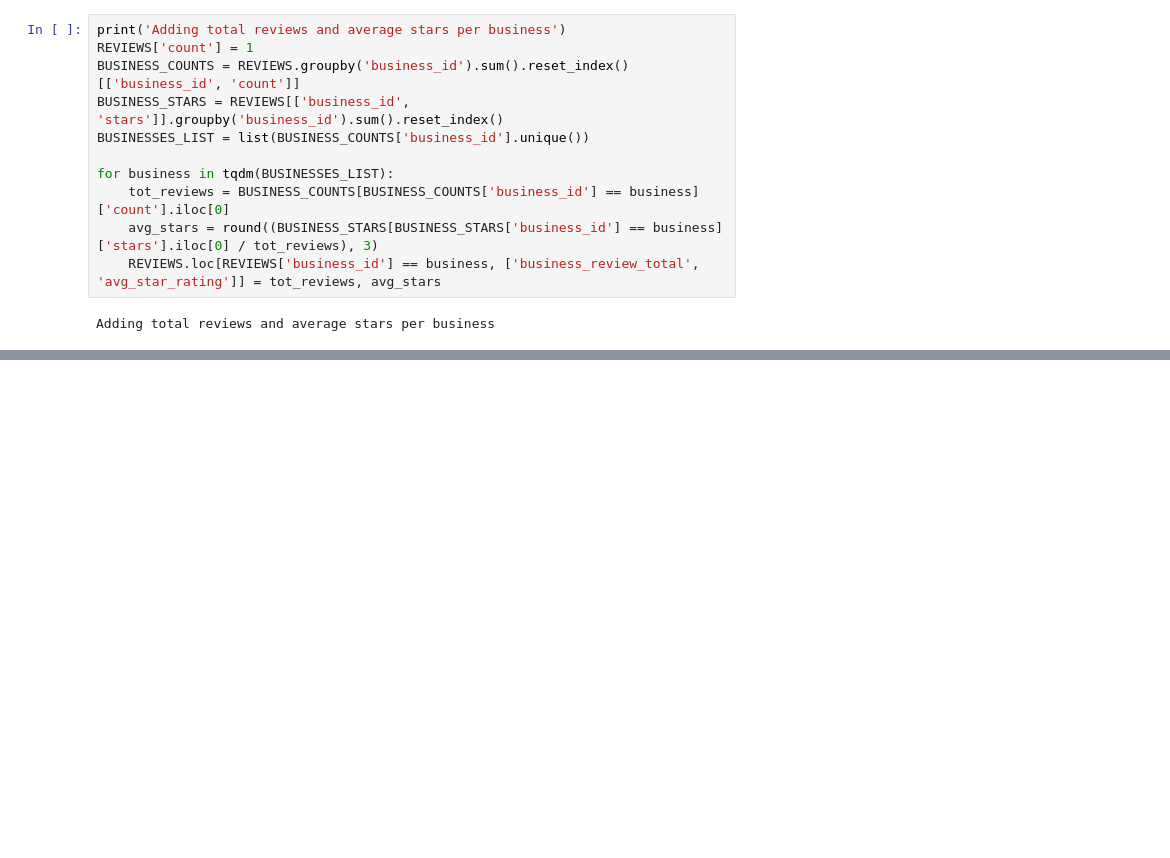
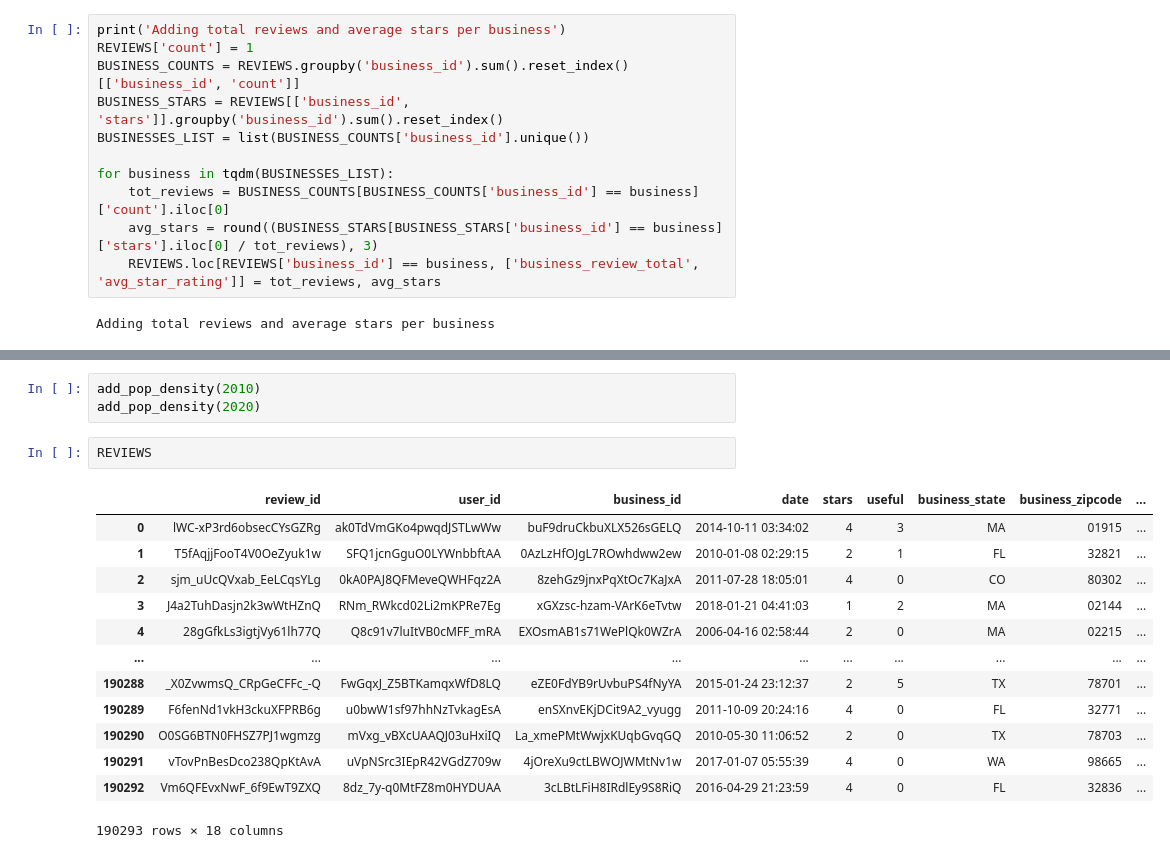
Before and after one commit to SpecCRA/yelp_data_formatting, a Jupyter notebook: data_exploration.ipynb, the cells around one changed output, grey strips where cells are left out. Cells and saved outputs as stored; diff of their text form; blank space fills up the shorter version.

```diff
--- a/data_exploration.ipynb
+++ b/data_exploration.ipynb
@@ -333,3 +369,22 @@ AttributeError: 'Series' object has no attribute 'year'
+# %%
+add_pop_density(2010)
+add_pop_density(2020)
+# %%
+REVIEWS
+# %% [output]
+|  | review_id | user_id | business_id | date | stars | useful | business_state | business_zipcode | ... |
+| 0 | lWC-xP3rd6obsecCYsGZRg | ak0TdVmGKo4pwqdJSTLwWw | buF9druCkbuXLX526sGELQ | 2014-10-11 03:34:02 | 4 | 3 | MA | 01915 | ... |
+| 1 | T5fAqjjFooT4V0OeZyuk1w | SFQ1jcnGguO0LYWnbbftAA | 0AzLzHfOJgL7ROwhdww2ew | 2010-01-08 02:29:15 | 2 | 1 | FL | 32821 | ... |
+| 2 | sjm_uUcQVxab_EeLCqsYLg | 0kA0PAJ8QFMeveQWHFqz2A | 8zehGz9jnxPqXtOc7KaJxA | 2011-07-28 18:05:01 | 4 | 0 | CO | 80302 | ... |
+| 3 | J4a2TuhDasjn2k3wWtHZnQ | RNm_RWkcd02Li2mKPRe7Eg | xGXzsc-hzam-VArK6eTvtw | 2018-01-21 04:41:03 | 1 | 2 | MA | 02144 | ... |
+| 4 | 28gGfkLs3igtjVy61lh77Q | Q8c91v7luItVB0cMFF_mRA | EXOsmAB1s71WePlQk0WZrA | 2006-04-16 02:58:44 | 2 | 0 | MA | 02215 | ... |
+| ... | ... | ... | ... | ... | ... | ... | ... | ... | ... |
+| 190288 | _X0ZvwmsQ_CRpGeCFFc_-Q | FwGqxJ_Z5BTKamqxWfD8LQ | eZE0FdYB9rUvbuPS4fNyYA | 2015-01-24 23:12:37 | 2 | 5 | TX | 78701 | ... |
+| 190289 | F6fenNd1vkH3ckuXFPRB6g | u0bwW1sf97hhNzTvkagEsA | enSXnvEKjDCit9A2_vyugg | 2011-10-09 20:24:16 | 4 | 0 | FL | 32771 | ... |
+| 190290 | O0SG6BTN0FHSZ7PJ1wgmzg | mVxg_vBXcUAAQJ03uHxiIQ | La_xmePMtWwjxKUqbGvqGQ | 2010-05-30 11:06:52 | 2 | 0 | TX | 78703 | ... |
+| 190291 | vTovPnBesDco238QpKtAvA | uVpNSrc3IEpR42VGdZ709w | 4jOreXu9ctLBWOJWMtNv1w | 2017-01-07 05:55:39 | 4 | 0 | WA | 98665 | ... |
+| 190292 | Vm6QFEvxNwF_6f9EwT9ZXQ | 8dz_7y-q0MtFZ8m0HYDUAA | 3cLBtLFiH8IRdlEy9S8RiQ | 2016-04-29 21:23:59 | 4 | 0 | FL | 32836 | ... |
+190293 rows × 18 columns
 # %%
 REVIEWS.drop(columns=['count'], inplace=True)
 REVIEWS
```
Also changed, not shown: parts of 24 cells of this notebook, 1 other file.
